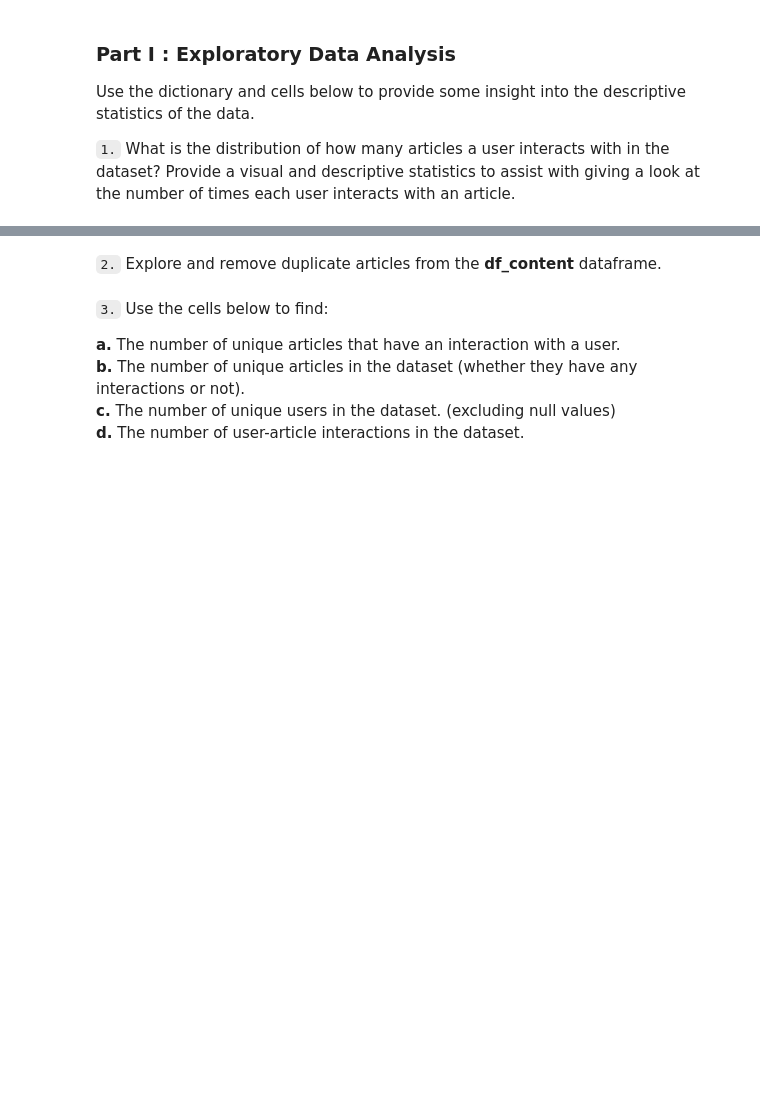
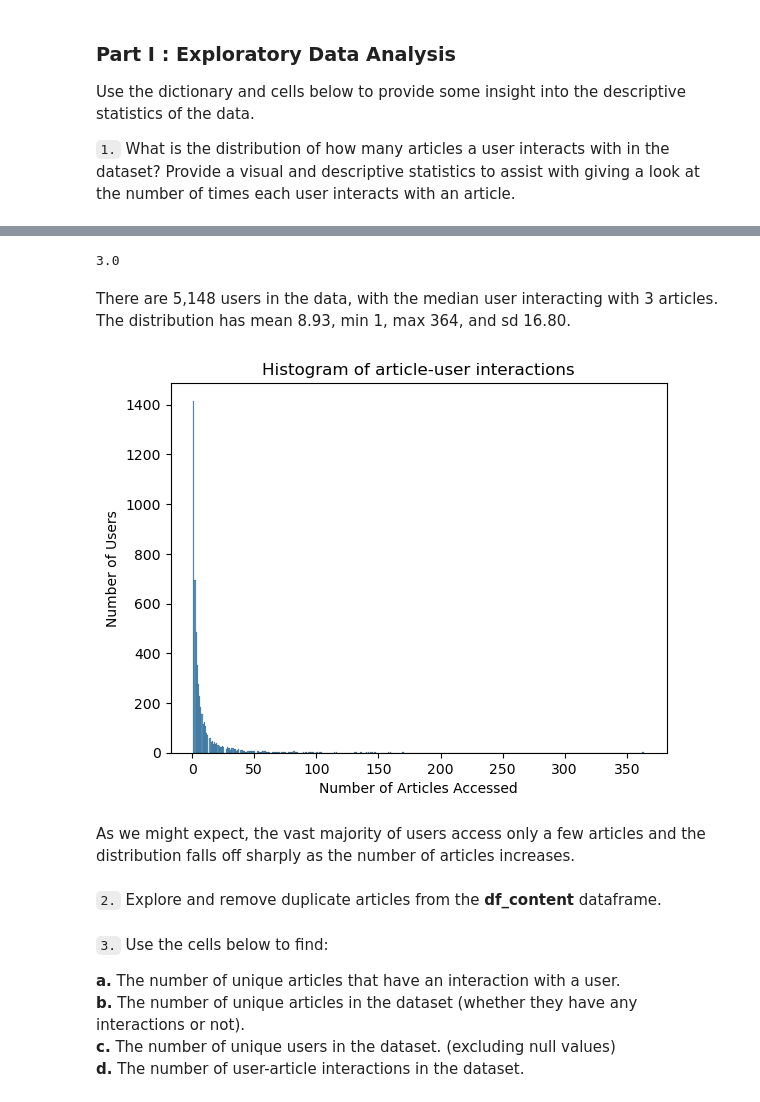
Before and after one commit to epistemetrica/recommendations_project, a Jupyter notebook: Recommendations_with_IBM.ipynb, the cells around one changed output, grey strips where cells are left out. Saved outputs shown, nothing was run; the diff lists cells and outputs as text; code cells hidden in the pictures; blank space fills up the shorter version.

```diff
--- a/Recommendations_with_IBM.ipynb
+++ b/Recommendations_with_IBM.ipynb
@@ -74,3 +97,17 @@ Use the dictionary and cells below to provide some insight into the descriptive
+# %%
+df.email.value_counts().median()
+# %% [output]
+3.0
+# %% [markdown]
+There are 5,148 users in the data, with the median user interacting with 3 articles. The distribution has mean 8.93, min 1, max 364, and sd 16.80.
+# %%
+articles_per_user = df.email.value_counts()
+p = sns.histplot(x=articles_per_user)
+p.set(ylabel='Number of Users', xlabel='Number of Articles Accessed', title='Histogram of article-user interactions');
+# %% [output]
+[figure, added]
+# %% [markdown]
+As we might expect, the vast majority of users access only a few articles and the distribution falls off sharply as the number of articles increases.
 # %%
 # Fill in the median and maximum number of user_article interactios below
 
```
Also changed, not shown: parts of 5 cells of this notebook.
